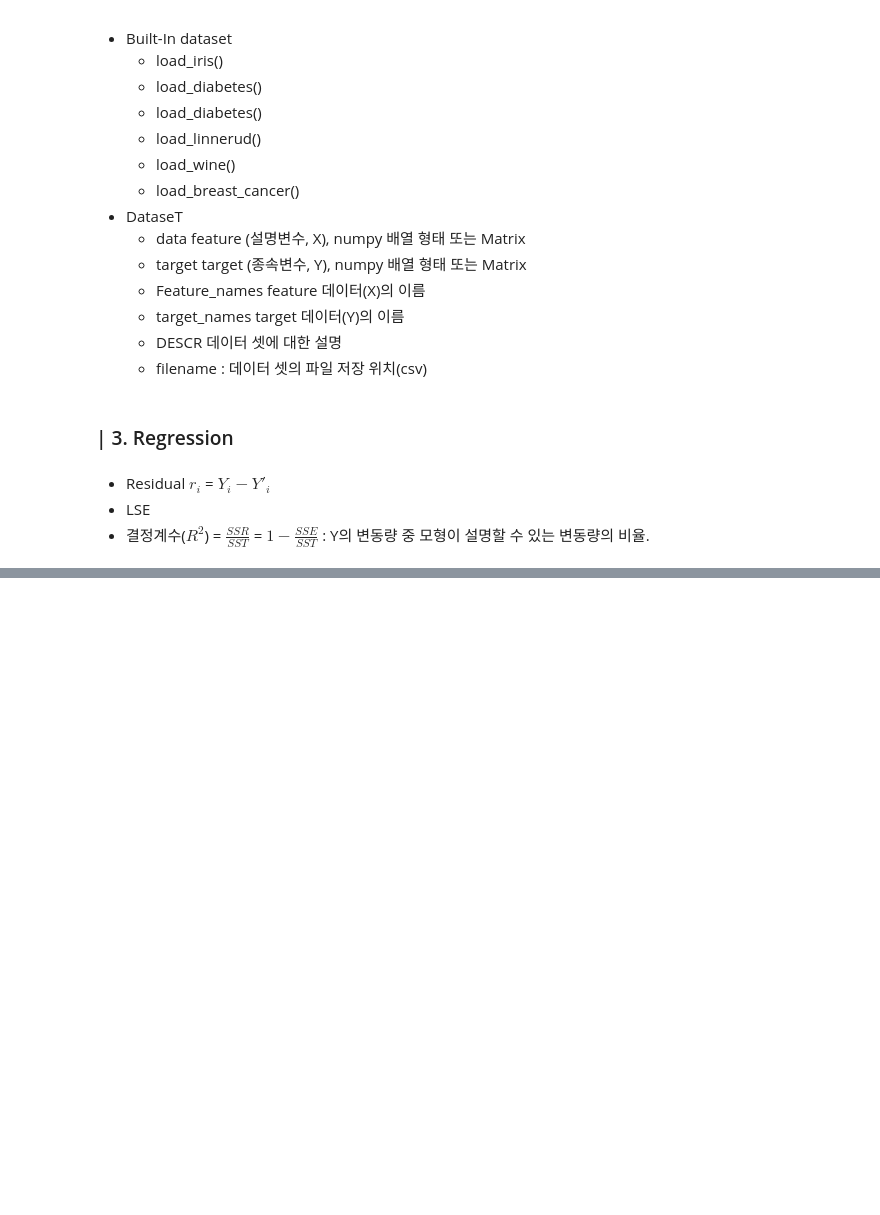
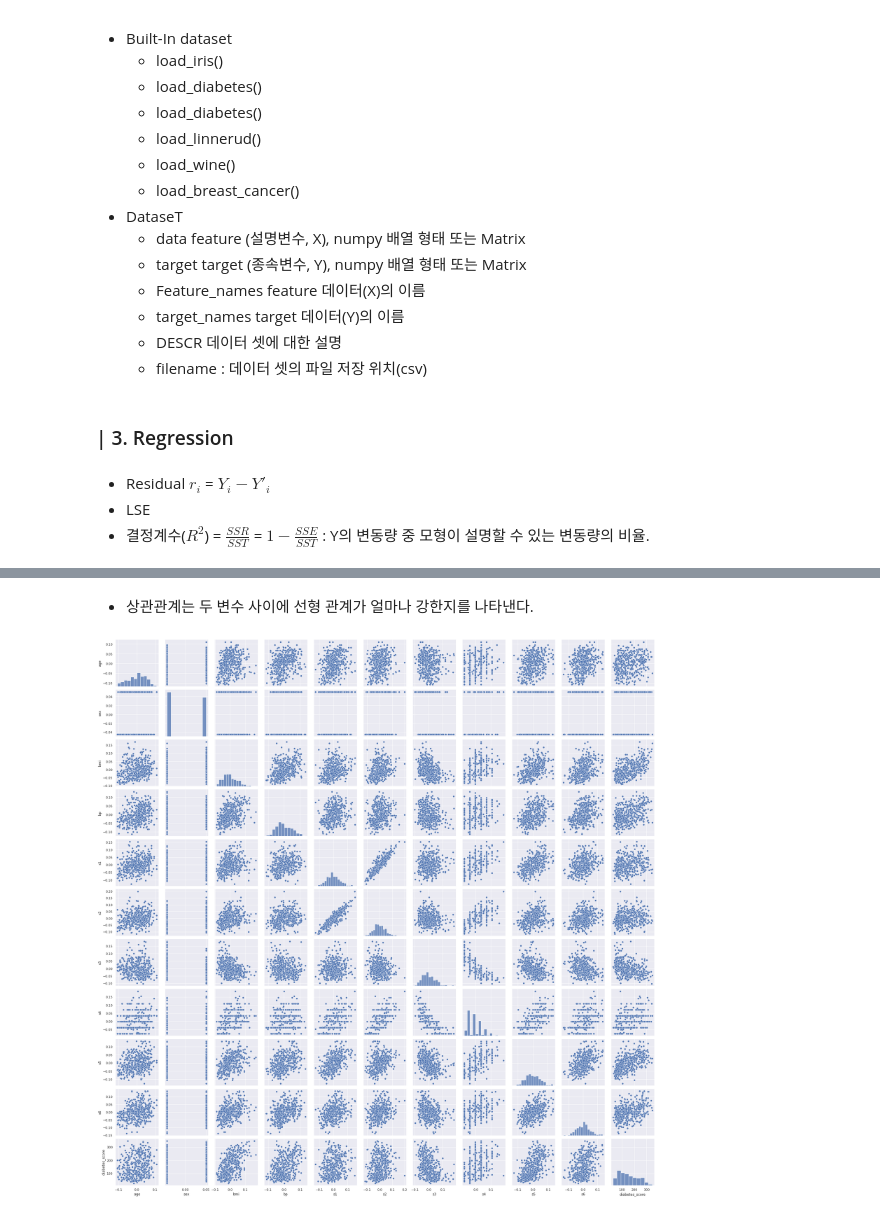
Before and after one commit to Dkepffl/2022-1-Lecture_Note, a Jupyter notebook: Statistical_Methods_for_Big_Data_Analysis/Chapter2.ipynb, the cells around one changed output, grey strips where cells are left out. Saved outputs shown, nothing was run; the diff lists cells and outputs as text; code cells hidden in the pictures; blank space fills up the shorter version.

```diff
--- a/Statistical_Methods_for_Big_Data_Analysis/Chapter2.ipynb
+++ b/Statistical_Methods_for_Big_Data_Analysis/Chapter2.ipynb
@@ -75,0 +243,4 @@ model = LinearRegression()
+# %%
+# import dataset
+mydata = datasets.load_diabetes()
+mydata.keys()
@@ -75,0 +249,7 @@ model = LinearRegression()
+# %%
+df = pd.DataFrame(mydata['data'], columns = mydata['feature_names'])
+
+# target column 추가
+df['diabetes_score'] = mydata['target']
+
+df.head()
@@ -75,0 +291,7 @@ model = LinearRegression()
+# %% [markdown]
+- 상관관계는 두 변수 사이에 선형 관계가 얼마나 강한지를 나타낸다.
+# %%
+sns.pairplot(data=df)
+plt.show()
+# %% [output]
+[figure, added]
```
Also changed, not shown: parts of 48 cells of this notebook.
